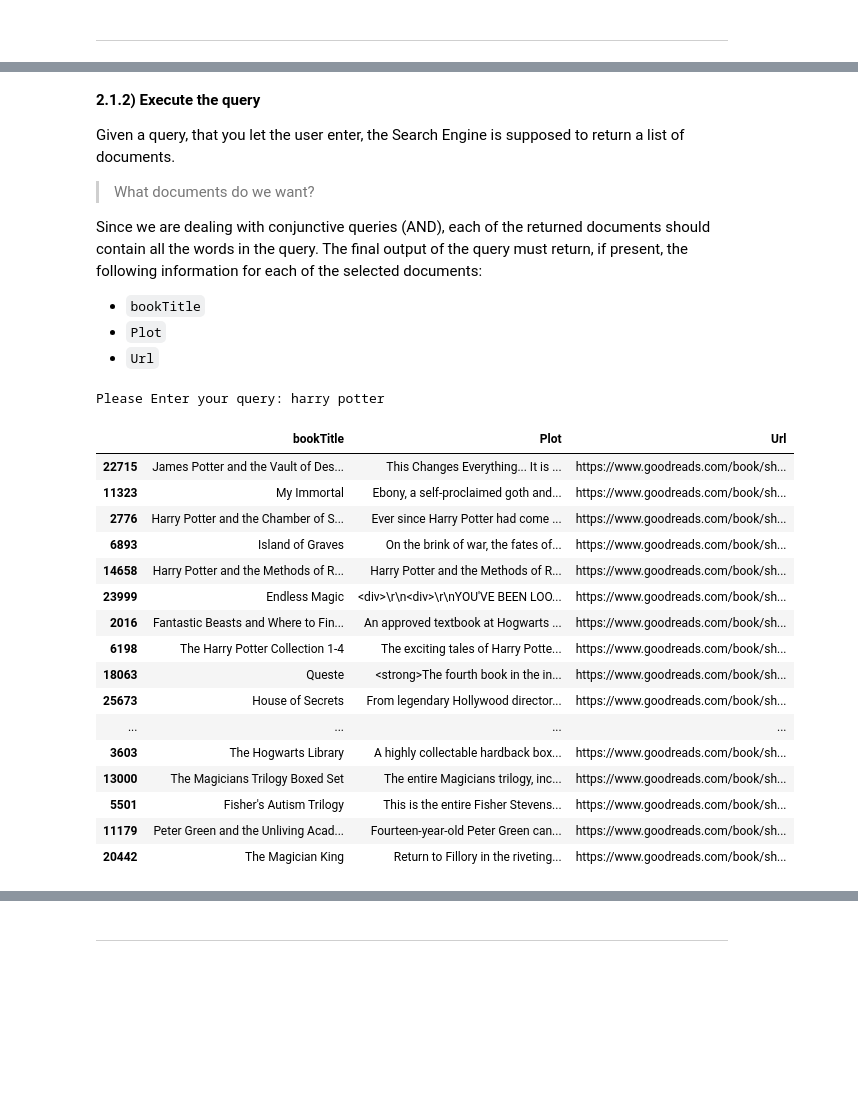
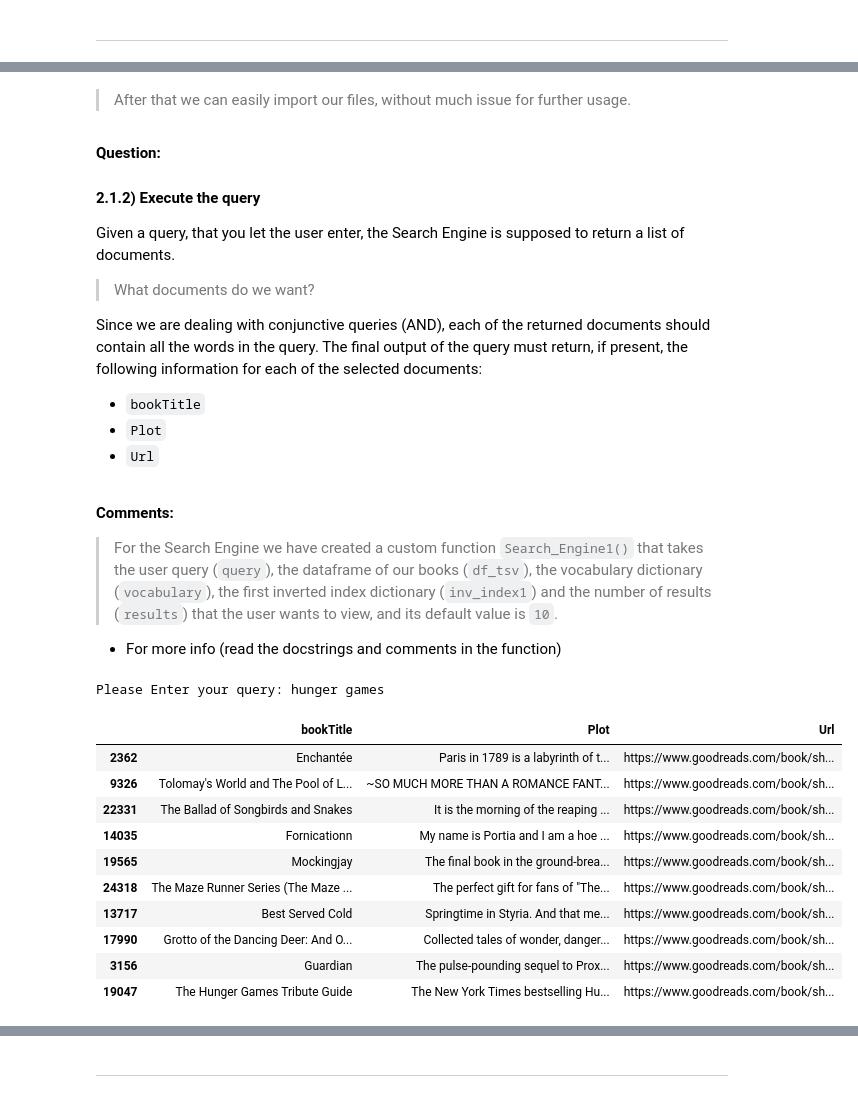
Before and after one commit to mehrzadjafari/ADM-HW3, a Jupyter notebook: ADM-HW3.ipynb, the cells around one changed output, grey strips where cells are left out. Cells and saved outputs as stored; diff of their text form; code cells hidden in the pictures; blank space fills up the shorter version.

```diff
--- a/ADM-HW3.ipynb
+++ b/ADM-HW3.ipynb
@@ -168,10 +209,10 @@ Create a file named `vocabulary`, in the format you prefer, that maps each word
+# %%
+# Creating the inverted index and vocabulary dictionaries
+
+inv_index1, vocabulary, processed_docs = functions.create_dictionary_plot(df_tsv, export_pickle = True)
+# %% [markdown]
+> After that we can easily import our files, without much issue for further usage.
 # %%
-# Creating the inverted index and vocabulary dictionaries
-'''
-inv_index1, vocabulary, processed_docs = functions.create_dictionary_plot(df_tsv, export_json = True)
-
-''';
-
 # Loading the saved dictionaries
 with open("files/dict_file", "rb") as input_file:
     inv_index1 = pickle.load(input_file)
@@ -185,7 +226,9 @@ with open("files/doc_file", "rb") as input_file:
     processed_docs = pickle.load(input_file)
     input_file.close
 # %% [markdown]
-**2.1.2) Execute the query**
+**Question:**
+
+#### 2.1.2) Execute the query
 
 Given a query, that you let the user enter, the Search Engine is supposed to return a list of documents.
 
@@ -196,26 +239,29 @@ Since we are dealing with conjunctive queries (AND), each of the returned docume
 * `bookTitle`
 * `Plot`
 * `Url`
+
+<br>
+
+
+**Comments:**
+
+> For the Search Engine we have created a custom function `Search_Engine1()` that takes the user query (`query`), the dataframe of our books (`df_tsv`), the vocabulary dictionary (`vocabulary`), the first inverted index dictionary (`inv_index1`) and the number of results (`results`) that the user wants to view, and its default value is `10`.
+
+* For more info (read the docstrings and comments in the function)
 # %%
 query = input("Please Enter your query: ")
-functions.Search_Engine1(query, df_tsv, vocabulary, inv_index1, results= 20)
+functions.Search_Engine1(query, df_tsv, vocabulary, inv_index1, results= 10)
 # %% [output]
-Please Enter your query: harry potter
+Please Enter your query: hunger games
 |  | bookTitle | Plot | Url |
-| 22715 | James Potter and the Vault of Des... | This Changes Everything... It is ... | https://www.goodreads.com/book/sh... |
-| 11323 | My Immortal | Ebony, a self-proclaimed goth and... | https://www.goodreads.com/book/sh... |
-| 2776 | Harry Potter and the Chamber of S... | Ever since Harry Potter had come ... | https://www.goodreads.com/book/sh... |
-| 6893 | Island of Graves | On the brink of war, the fates of... | https://www.goodreads.com/book/sh... |
-| 14658 | Harry Potter and the Methods of R... | Harry Potter and the Methods of R... | https://www.goodreads.com/book/sh... |
-| 23999 | Endless Magic | <div>\r\n<div>\r\nYOU'VE BEEN LOO... | https://www.goodreads.com/book/sh... |
-| 2016 | Fantastic Beasts and Where to Fin... | An approved textbook at Hogwarts ... | https://www.goodreads.com/book/sh... |
-| 6198 | The Harry Potter Collection 1-4 | The exciting tales of Harry Potte... | https://www.goodreads.com/book/sh... |
-| 18063 | Queste | <strong>The fourth book in the in... | https://www.goodreads.com/book/sh... |
-| 25673 | House of Secrets | From legendary Hollywood director... | https://www.goodreads.com/book/sh... |
-| ... | ... | ... | ... |
-| 3603 | The Hogwarts Library | A highly collectable hardback box... | https://www.goodreads.com/book/sh... |
-| 13000 | The Magicians Trilogy Boxed Set | The entire Magicians trilogy, inc... | https://www.goodreads.com/book/sh... |
-| 5501 | Fisher's Autism Trilogy | This is the entire Fisher Stevens... | https://www.goodreads.com/book/sh... |
-| 11179 | Peter Green and the Unliving Acad... | Fourteen-year-old Peter Green can... | https://www.goodreads.com/book/sh... |
-| 20442 | The Magician King | Return to Fillory in the riveting... | https://www.goodreads.com/book/sh... |
+| 2362 | Enchantée | Paris in 1789 is a labyrinth of t... | https://www.goodreads.com/book/sh... |
+| 9326 | Tolomay's World and The Pool of L... | ~SO MUCH MORE THAN A ROMANCE FANT... | https://www.goodreads.com/book/sh... |
+| 22331 | The Ballad of Songbirds and Snakes | It is the morning of the reaping ... | https://www.goodreads.com/book/sh... |
+| 14035 | Fornicationn | My name is Portia and I am a hoe ... | https://www.goodreads.com/book/sh... |
+| 19565 | Mockingjay | The final book in the ground-brea... | https://www.goodreads.com/book/sh... |
+| 24318 | The Maze Runner Series (The Maze ... | The perfect gift for fans of "The... | https://www.goodreads.com/book/sh... |
+| 13717 | Best Served Cold | Springtime in Styria. And that me... | https://www.goodreads.com/book/sh... |
+| 17990 | Grotto of the Dancing Deer: And O... | Collected tales of wonder, danger... | https://www.goodreads.com/book/sh... |
+| 3156 | Guardian | The pulse-pounding sequel to Prox... | https://www.goodreads.com/book/sh... |
+| 19047 | The Hunger Games Tribute Guide | The New York Times bestselling Hu... | https://www.goodreads.com/book/sh... |
 # %% [markdown]
```
Also changed, not shown: parts of 56 cells of this notebook, 2 other files.
